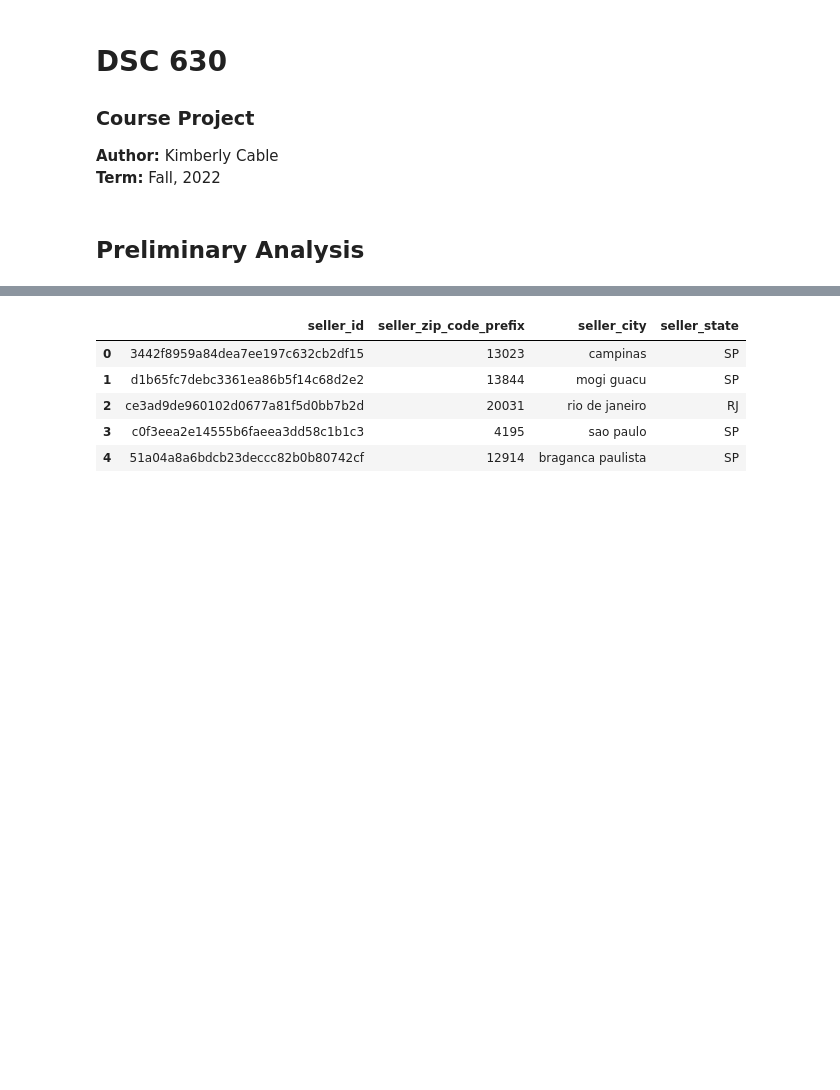
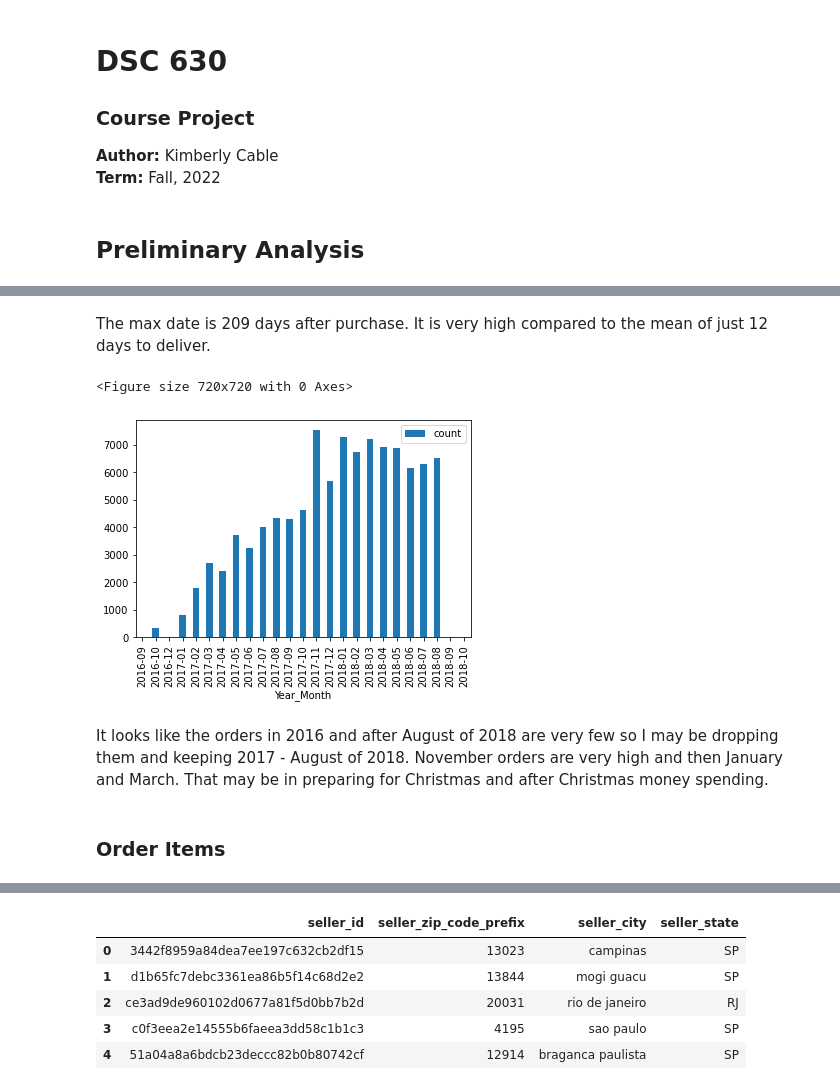
Before and after one commit to cableredi/BellevueUniv_MDS, a Jupyter notebook: DSC630/Course Project/Course_Project_CableKimberly.ipynb, the cells around one changed output, grey strips where cells are left out. Saved outputs shown, nothing was run; the diff lists cells and outputs as text; code cells hidden in the pictures; blank space fills up the shorter version.

```diff
--- a/DSC630/Course Project/Course_Project_CableKimberly.ipynb
+++ b/DSC630/Course Project/Course_Project_CableKimberly.ipynb
@@ -53,0 +218,20 @@ orderitems_df.head()
+# %% [markdown]
+The max date is 209 days after purchase.  It is very high compared to the mean of just 12 days to deliver.
+# %%
+# Purchase dates over time
+fig = plt.figure(figsize =(10, 10))
+
+orders_df['Year_Month'] = orders_df['order_purchase_timestamp'].map(lambda dt: dt.strftime('%Y-%m'))
+
+grouped_purchases = orders_df.groupby('Year_Month').size().to_frame("count").reset_index()
+
+grouped_purchases.plot(kind = 'bar', x = 'Year_Month', y = 'count')
+
+plt.show()
+# %% [output]
+<Figure size 720x720 with 0 Axes>
+[figure, added]
+# %% [markdown]
+It looks like the orders in 2016 and after August of 2018 are very few so I may be dropping them and keeping 2017 - August of 2018.  November orders are very high and then January and March.  That may be in preparing for Christmas and after Christmas money spending.
+# %% [markdown]
+### Order Items
```
Also changed, not shown: parts of 58 cells of this notebook, 7 other files.
